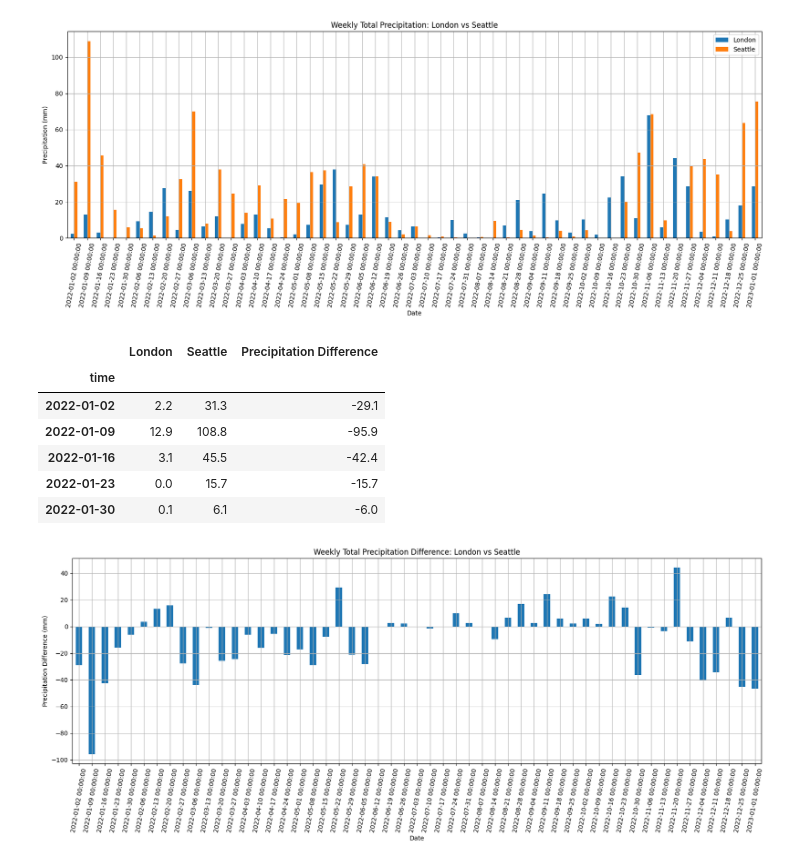
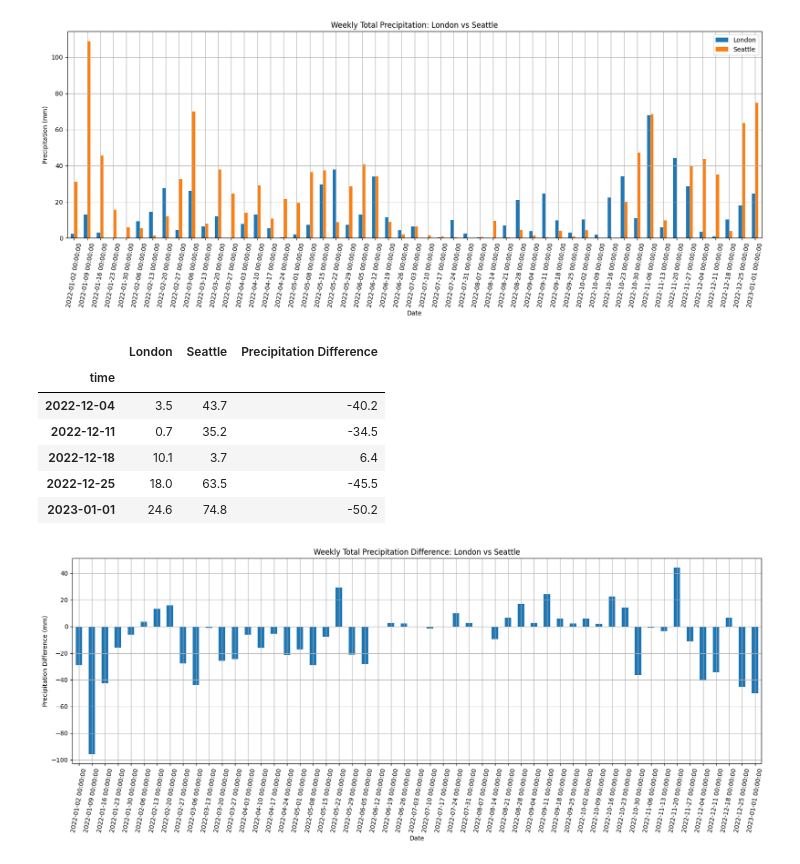
Before and after one commit to gisaf22/api-data-wrangling, a Jupyter notebook: api_data_wrangling.ipynb, the cells around one changed output. Cells and saved outputs as stored; diff of their text form; code cells hidden in the pictures.

```diff
--- a/api_data_wrangling.ipynb
+++ b/api_data_wrangling.ipynb
@@ -350,7 +350,7 @@ longitude_seattle = -122.3321
 
 # Date range
 start_date = '2022-01-01'
-end_date = '2023-01-01'  # One year of data
+end_date = '2022-12-31'  # One year of data
 
 # Variables to fetch
 hourly_variables = ['temperature_2m', 'relativehumidity_2m', 'precipitation']
@@ -603,17 +603,17 @@ plt.show()
 # %%
 # Step 9: Advanced Analysis - Precipitation Difference
 
 # Calculate Precipitation Difference
 combined_precipitation['Precipitation Difference'] = combined_precipitation['London'] - combined_precipitation['Seattle']
-combined_precipitation.head()
+combined_precipitation.tail()
 # %% [output]
 |  | London | Seattle | Precipitation Difference |
 | time |  |  |  |
-| 2022-01-02 | 2.2 | 31.3 | -29.1 |
-| 2022-01-09 | 12.9 | 108.8 | -95.9 |
-| 2022-01-16 | 3.1 | 45.5 | -42.4 |
-| 2022-01-23 | 0.0 | 15.7 | -15.7 |
-| 2022-01-30 | 0.1 | 6.1 | -6.0 |
+| 2022-12-04 | 3.5 | 43.7 | -40.2 |
+| 2022-12-11 | 0.7 | 35.2 | -34.5 |
+| 2022-12-18 | 10.1 | 3.7 | 6.4 |
+| 2022-12-25 | 18.0 | 63.5 | -45.5 |
+| 2023-01-01 | 24.6 | 74.8 | -50.2 |
 # %%
 # Plot Precipitation Over Time
 # Plot Comparison of Weekly Total Precipitation
```
Also changed, not shown: parts of 4 cells of this notebook.
